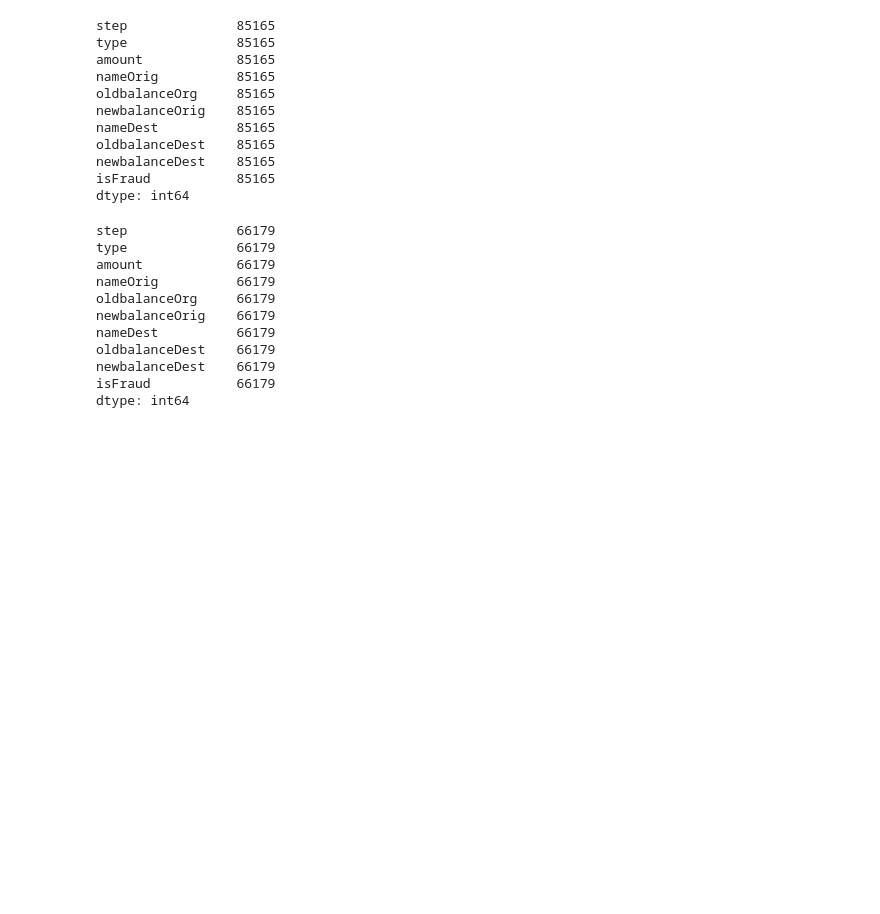
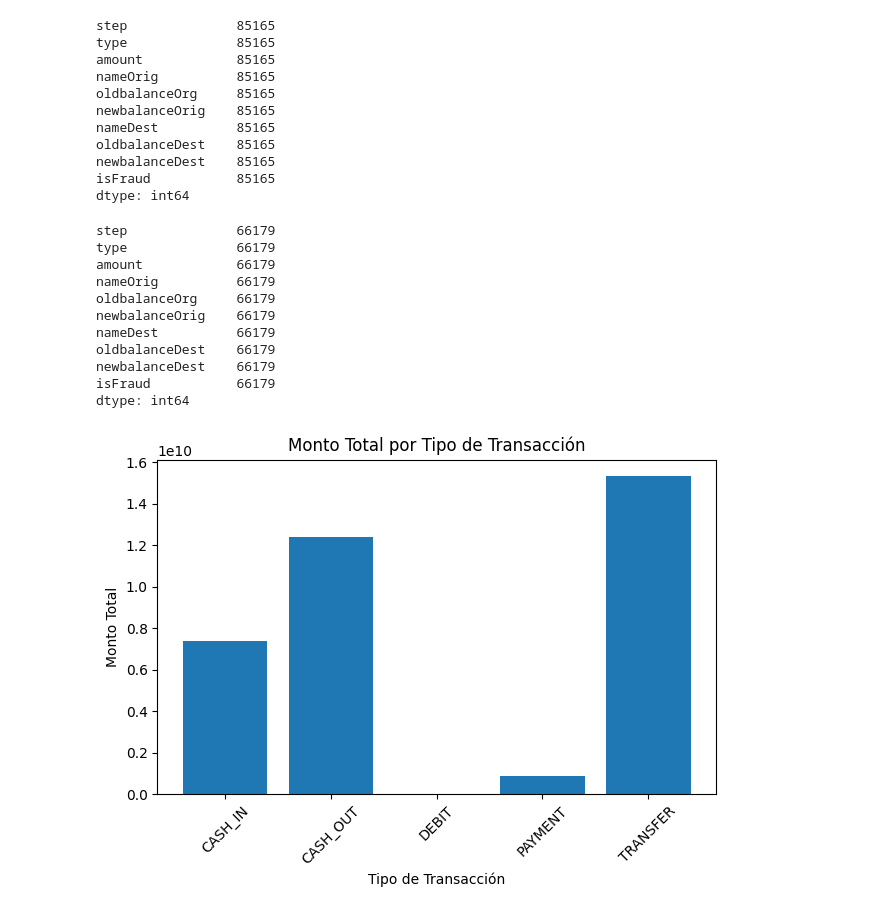
Before and after one commit to Hakerman564/credit-card-analysis, a Jupyter notebook: notebooks/1_eda_exploracion_general.ipynb, the cells around one changed output. Cells and saved outputs as stored; diff of their text form; code cells hidden in the pictures; blank space fills up the shorter version.

```diff
--- a/notebooks/1_eda_exploracion_general.ipynb
+++ b/notebooks/1_eda_exploracion_general.ipynb
@@ -304,3 +308,17 @@ oldbalanceDest    66179
 newbalanceDest    66179
 isFraud           66179
 dtype: int64
+# %%
+grouped = df.groupby('type')['amount'].sum().reset_index()
+
+# Crear gráfica de barras
+plt.figure()
+plt.bar(grouped['type'], grouped['amount'])
+plt.xlabel('Tipo de Transacción')
+plt.ylabel('Monto Total')
+plt.title('Monto Total por Tipo de Transacción')
+plt.xticks(rotation=45)
+plt.tight_layout()
+plt.show()
+# %% [output]
+[figure, added]
```
Also changed, not shown: parts of 17 cells of this notebook.
